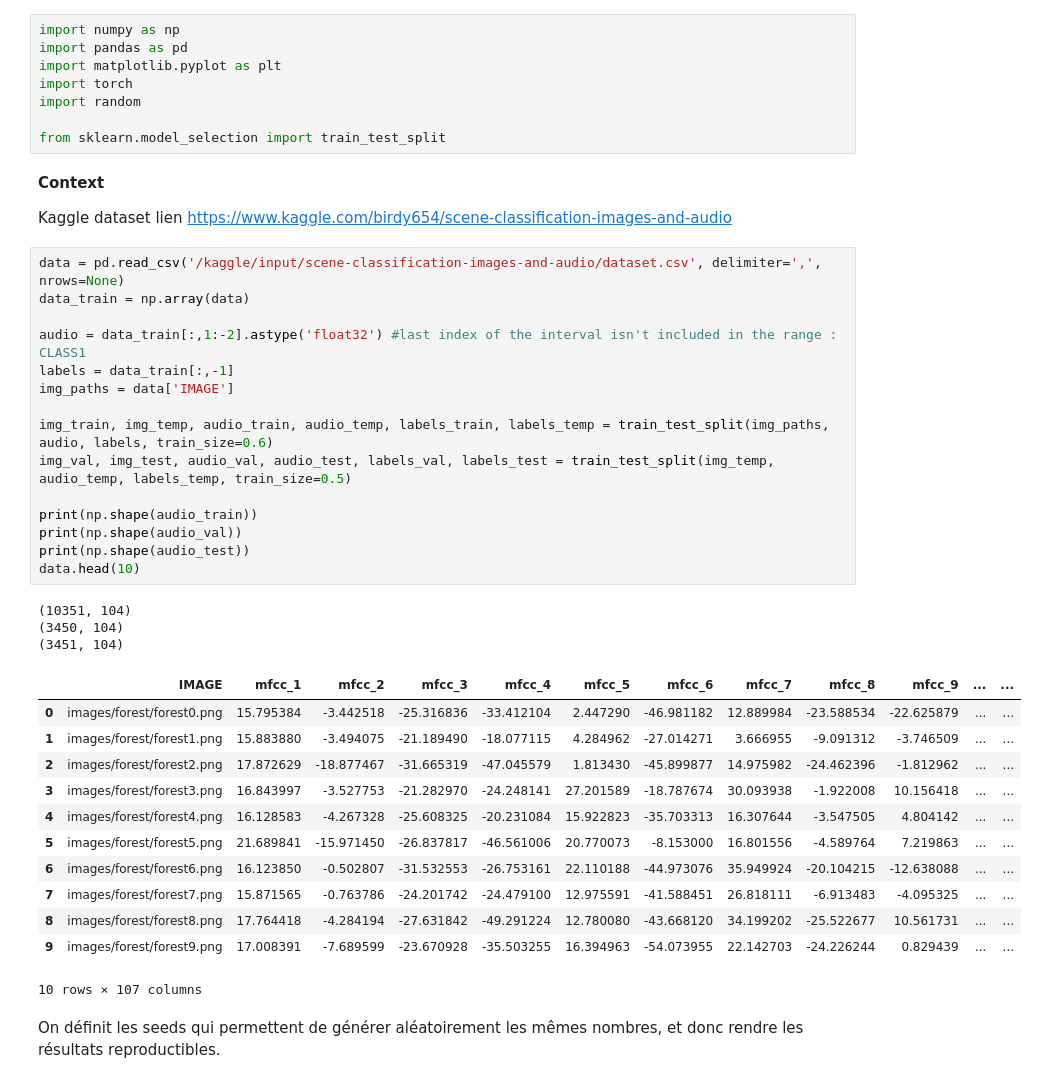
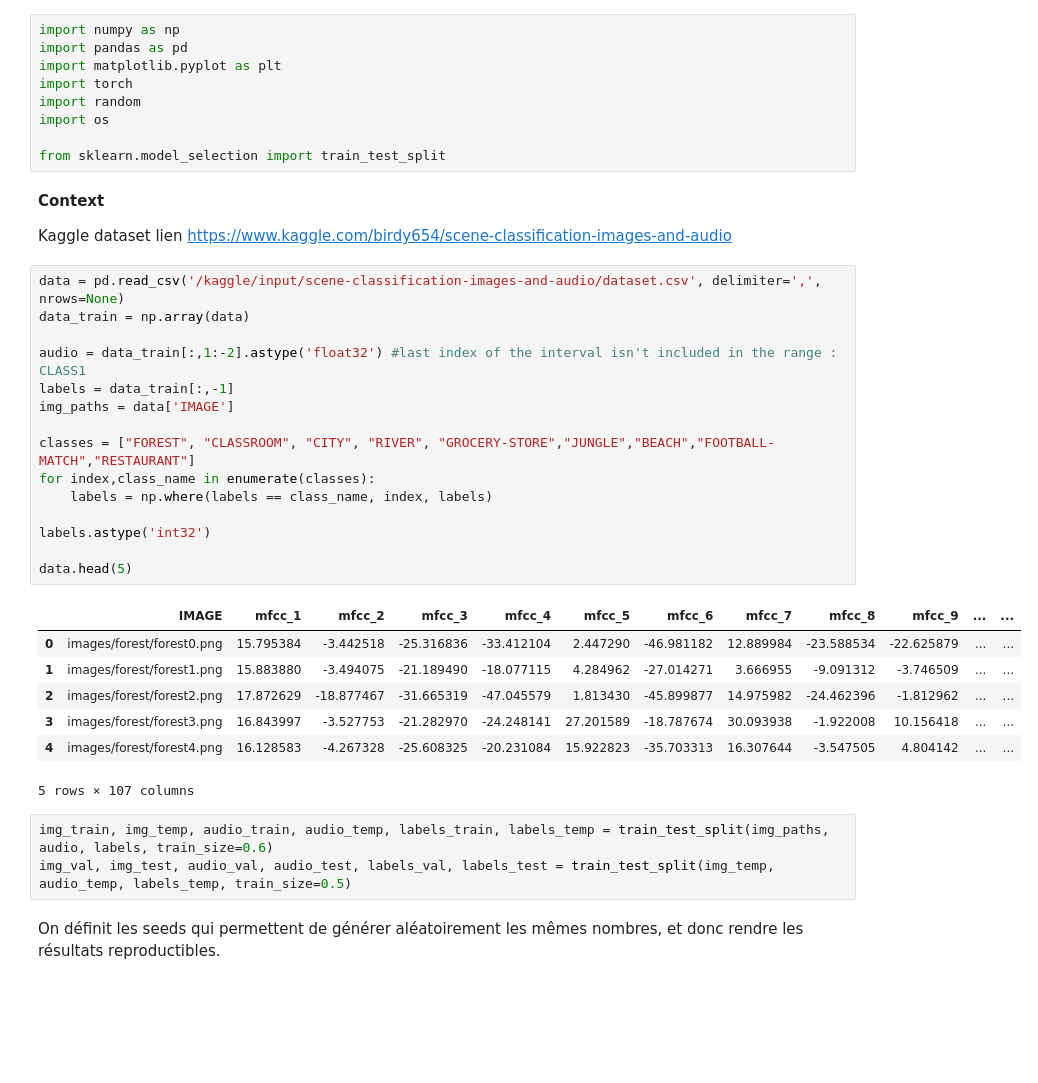
Before and after one commit to Shoney-s/Multimodal-ImgAudioClassification, a Jupyter notebook: kaggleproject.ipynb, the cells around one changed output. Cells and saved outputs as stored; diff of their text form; blank space fills up the shorter version.

Commit message:
next step : finish train to be able to unpack

```diff
--- a/kaggleproject.ipynb
+++ b/kaggleproject.ipynb
@@ -4,6 +4,7 @@ import pandas as pd
 import matplotlib.pyplot as plt
 import torch
 import random
+import os
 
 from sklearn.model_selection import train_test_split
 # %% [markdown]
@@ -13,34 +14,29 @@ Kaggle dataset lien https://www.kaggle.com/birdy654/scene-classification-images-
 # %%
 data = pd.read_csv('/kaggle/input/scene-classification-images-and-audio/dataset.csv', delimiter=',', nrows=None)
 data_train = np.array(data)
 
 audio = data_train[:,1:-2].astype('float32') #last index of the interval isn't included in the range : CLASS1
 labels = data_train[:,-1]
 img_paths = data['IMAGE']
 
-img_train, img_temp, audio_train, audio_temp, labels_train, labels_temp = train_test_split(img_paths, audio, labels, train_size=0.6)
-img_val, img_test, audio_val, audio_test, labels_val, labels_test = train_test_split(img_temp, audio_temp, labels_temp, train_size=0.5)
+classes = ["FOREST", "CLASSROOM", "CITY", "RIVER", "GROCERY-STORE","JUNGLE","BEACH","FOOTBALL-MATCH","RESTAURANT"]
+for index,class_name in enumerate(classes):
+    labels = np.where(labels == class_name, index, labels)
 
-print(np.shape(audio_train))
-print(np.shape(audio_val))
-print(np.shape(audio_test))
-data.head(10)
+labels.astype('int32')
+
+data.head(5)
 # %% [output]
+|  | IMAGE | mfcc_1 | mfcc_2 | mfcc_3 | mfcc_4 | mfcc_5 | mfcc_6 | mfcc_7 | mfcc_8 | mfcc_9 | ... | ... |
+| 0 | images/forest/forest0.png | 15.795384 | -3.442518 | -25.316836 | -33.412104 | 2.447290 | -46.981182 | 12.889984 | -23.588534 | -22.625879 | ... | ... |
+| 1 | images/forest/forest1.png | 15.883880 | -3.494075 | -21.189490 | -18.077115 | 4.284962 | -27.014271 | 3.666955 | -9.091312 | -3.746509 | ... | ... |
+| 2 | images/forest/forest2.png | 17.872629 | -18.877467 | -31.665319 | -47.045579 | 1.813430 | -45.899877 | 14.975982 | -24.462396 | -1.812962 | ... | ... |
+| 3 | images/forest/forest3.png | 16.843997 | -3.527753 | -21.282970 | -24.248141 | 27.201589 | -18.787674 | 30.093938 | -1.922008 | 10.156418 | ... | ... |
+| 4 | images/forest/forest4.png | 16.128583 | -4.267328 | -25.608325 | -20.231084 | 15.922823 | -35.703313 | 16.307644 | -3.547505 | 4.804142 | ... | ... |
-(10351, 104)
-(3450, 104)
-(3451, 104)
+5 rows × 107 columns
-|  | IMAGE | mfcc_1 | mfcc_2 | mfcc_3 | mfcc_4 | mfcc_5 | mfcc_6 | mfcc_7 | mfcc_8 | mfcc_9 | ... | ... |
-| 0 | images/forest/forest0.png | 15.795384 | -3.442518 | -25.316836 | -33.412104 | 2.447290 | -46.981182 | 12.889984 | -23.588534 | -22.625879 | ... | ... |
-| 1 | images/forest/forest1.png | 15.883880 | -3.494075 | -21.189490 | -18.077115 | 4.284962 | -27.014271 | 3.666955 | -9.091312 | -3.746509 | ... | ... |
-| 2 | images/forest/forest2.png | 17.872629 | -18.877467 | -31.665319 | -47.045579 | 1.813430 | -45.899877 | 14.975982 | -24.462396 | -1.812962 | ... | ... |
-| 3 | images/forest/forest3.png | 16.843997 | -3.527753 | -21.282970 | -24.248141 | 27.201589 | -18.787674 | 30.093938 | -1.922008 | 10.156418 | ... | ... |
-| 4 | images/forest/forest4.png | 16.128583 | -4.267328 | -25.608325 | -20.231084 | 15.922823 | -35.703313 | 16.307644 | -3.547505 | 4.804142 | ... | ... |
-| 5 | images/forest/forest5.png | 21.689841 | -15.971450 | -26.837817 | -46.561006 | 20.770073 | -8.153000 | 16.801556 | -4.589764 | 7.219863 | ... | ... |
-| 6 | images/forest/forest6.png | 16.123850 | -0.502807 | -31.532553 | -26.753161 | 22.110188 | -44.973076 | 35.949924 | -20.104215 | -12.638088 | ... | ... |
-| 7 | images/forest/forest7.png | 15.871565 | -0.763786 | -24.201742 | -24.479100 | 12.975591 | -41.588451 | 26.818111 | -6.913483 | -4.095325 | ... | ... |
-| 8 | images/forest/forest8.png | 17.764418 | -4.284194 | -27.631842 | -49.291224 | 12.780080 | -43.668120 | 34.199202 | -25.522677 | 10.561731 | ... | ... |
-| 9 | images/forest/forest9.png | 17.008391 | -7.689599 | -23.670928 | -35.503255 | 16.394963 | -54.073955 | 22.142703 | -24.226244 | 0.829439 | ... | ... |
-10 rows × 107 columns
+# %%
+img_train, img_temp, audio_train, audio_temp, labels_train, labels_temp = train_test_split(img_paths, audio, labels, train_size=0.6)
+img_val, img_test, audio_val, audio_test, labels_val, labels_test = train_test_split(img_temp, audio_temp, labels_temp, train_size=0.5)
 # %% [markdown]
 On définit les seeds qui permettent de générer aléatoirement les mêmes nombres, et donc rendre les résultats reproductibles.
 # %%
```
Also changed, not shown: parts of 9 cells of this notebook.
